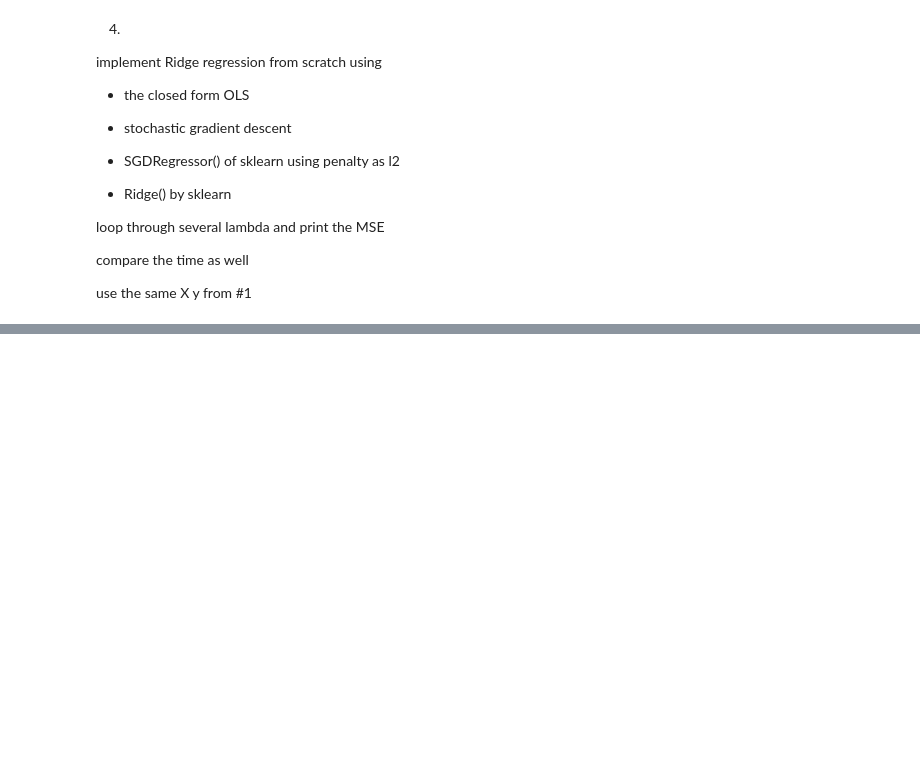
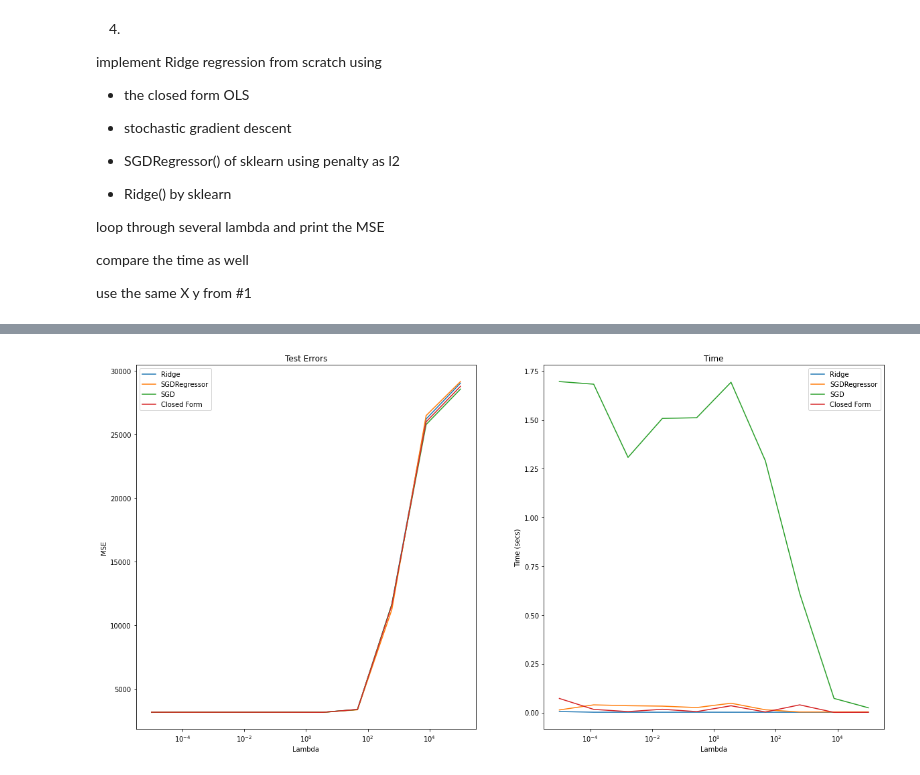
Before and after one commit to ruke1ire/AIT, a Jupyter notebook: Programming/JupyterLab/Python-for-DS-AI/rom_assignments/Assignment 5 - Regression_st121411.ipynb, the cells around one changed output, grey strips where cells are left out. Saved outputs shown, nothing was run; the diff lists cells and outputs as text; code cells hidden in the pictures; blank space fills up the shorter version.

```diff
--- a/Programming/JupyterLab/Python-for-DS-AI/rom_assignments/Assignment 5 - Regression_st121411.ipynb
+++ b/Programming/JupyterLab/Python-for-DS-AI/rom_assignments/Assignment 5 - Regression_st121411.ipynb
@@ -264,0 +380,7 @@ use the same X y from #1
+# %%
+# Your code here
+def ridge_closed_form(X,y,l):
+    return np.linalg.inv(X.T@X+np.eye(X.shape[1])*l)@X.T@y
+
+def predict(X,theta):
+    return X@theta
@@ -264,0 +548,13 @@ use the same X y from #1
+# %%
+mse_ridge = []
+time_ridge = []
+for lamb in lambs:
+    ridge = Ridge(alpha = lamb,tol=1e-2)
+    t0 = time.time()
+    ridge.fit(X_train,y_train)
+    t1 = time.time()
+    time_ridge.append(t1-t0)
+    print("time =",time_ridge[-1])
+    mse_ridge.append(mean_squared_error(y_test,ridge.predict(X_test)))
+    print(mse_ridge[-1])
+mse_ridge = np.array(mse_ridge)
@@ -264,0 +582,25 @@ use the same X y from #1
+# %%
+fig,ax = plt.subplots(1,2,figsize=(20,10))
+ax[0].plot(lambs,mse_ridge,label="Ridge")
+ax[0].plot(lambs,mse_SGDRegressor,label="SGDRegressor")
+ax[0].plot(lambs,mse_SGD,label="SGD")
+ax[0].plot(lambs,mse_closed_form,label='Closed Form')
+ax[0].set_xscale('log')
+ax[0].set_ylabel("MSE")
+ax[0].set_title("Test Errors")
+ax[0].set_xlabel("Lambda")
+ax[0].legend()
+
+ax[1].plot(lambs,time_ridge,label="Ridge")
+ax[1].plot(lambs,time_SGDRegressor,label="SGDRegressor")
+ax[1].plot(lambs,time_SGD,label="SGD")
+ax[1].plot(lambs,time_closed_form,label="Closed Form")
+ax[1].set_xscale('log')
+ax[1].set_title("Time")
+ax[1].set_ylabel("Time (secs)")
+ax[1].set_xlabel("Lambda")
+ax[1].legend()
+
+plt.show()
+# %% [output]
+[figure, added]
```
Also changed, not shown: parts of 18 cells of this notebook.
